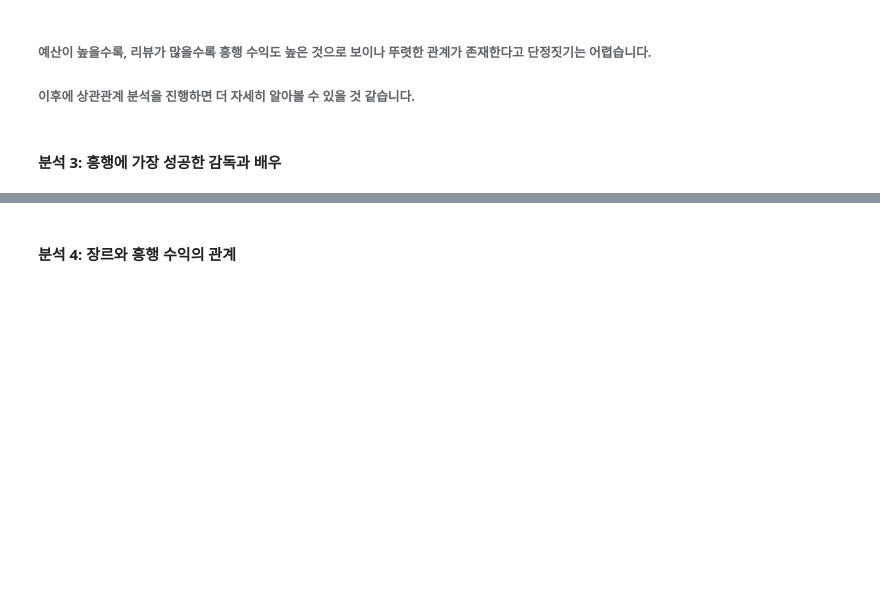
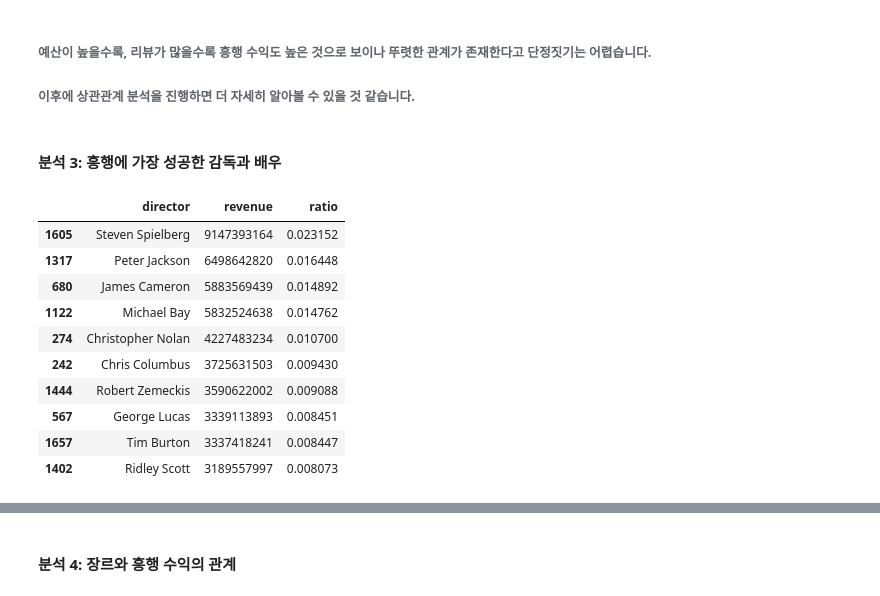
Before and after one commit to sngsuNoh/movie_success_factor, a Jupyter notebook: main.ipynb, the cells around one changed output, grey strips where cells are left out. Saved outputs shown, nothing was run; the diff lists cells and outputs as text; code cells hidden in the pictures; blank space fills up the shorter version.

```diff
--- a/main.ipynb
+++ b/main.ipynb
@@ -365,3 +367,25 @@ fig.show()
 ###### 이후에 상관관계 분석을 진행하면 더 자세히 알아볼 수 있을 것 같습니다.
 # %% [markdown]
 #### 분석 3: 흥행에 가장 성공한 감독과 배우
+# %%
+# 최고 흥행 수익을 기록한 감독 10명의 수익을 시각화해 보겠습니다.
+top10_director = df.groupby('director')[['revenue']].sum().reset_index().sort_values(by='revenue', ascending=False).head(10)
+fig = px.bar(data_frame=top10_director, x='director', y='revenue', title='최고 흥행수익 감독')
+fig.show()
+# %%
+# 10명의 영화 감독이 전체 영화 흥행 수익의 약 12%에 해당하는 성과를 거두었습니다.
+# 전체 영화감독 중 10명은 약 0.6%에 해당하는 수치입니다.
+top10_director['ratio'] = top10_director['revenue'] / df['revenue'].sum()
+top10_director
+# %% [output]
+|  | director | revenue | ratio |
+| 1605 | Steven Spielberg | 9147393164 | 0.023152 |
+| 1317 | Peter Jackson | 6498642820 | 0.016448 |
+| 680 | James Cameron | 5883569439 | 0.014892 |
+| 1122 | Michael Bay | 5832524638 | 0.014762 |
+| 274 | Christopher Nolan | 4227483234 | 0.010700 |
+| 242 | Chris Columbus | 3725631503 | 0.009430 |
+| 1444 | Robert Zemeckis | 3590622002 | 0.009088 |
+| 567 | George Lucas | 3339113893 | 0.008451 |
+| 1657 | Tim Burton | 3337418241 | 0.008447 |
+| 1402 | Ridley Scott | 3189557997 | 0.008073 |
```
Also changed, not shown: parts of 8 cells of this notebook.
